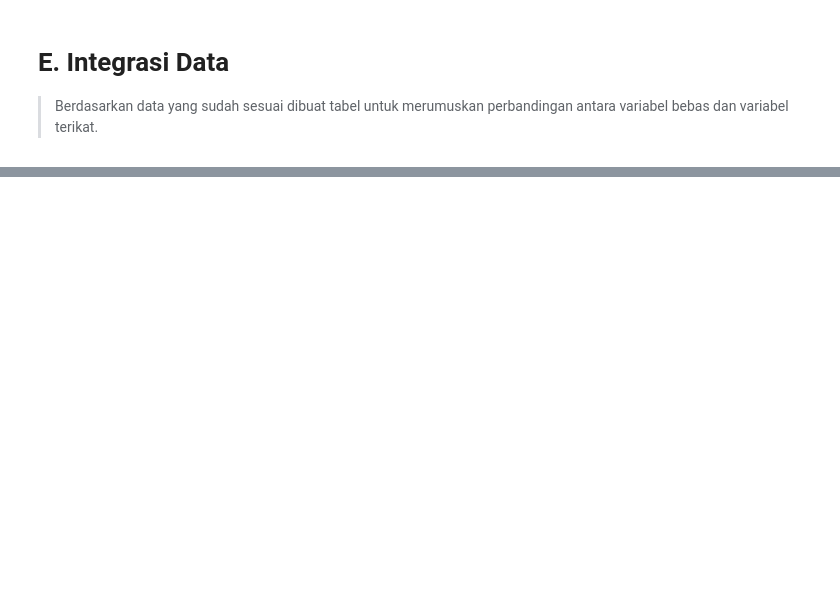
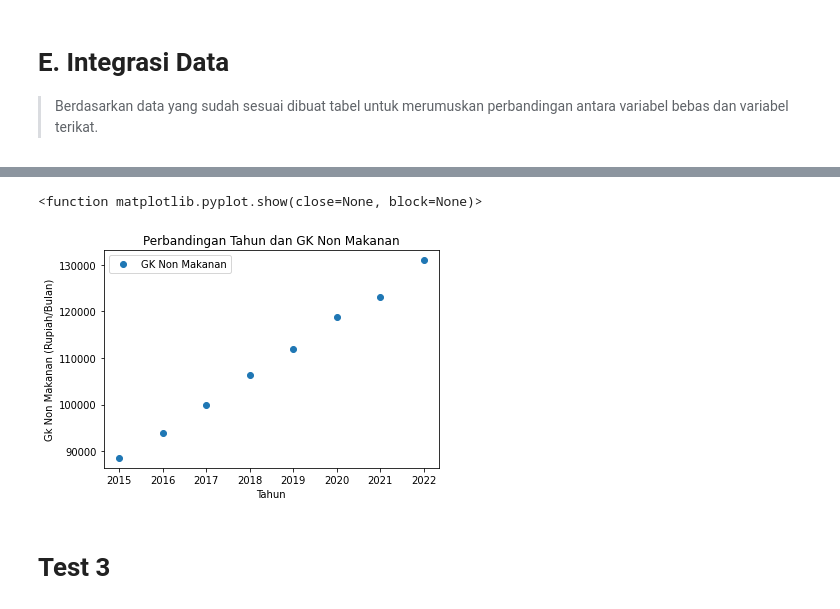
Before and after one commit to ReyhanAfrizal/No-Poverty-Indonesia-Kelompok-2, a Jupyter notebook: Tubes_Visdas_2.ipynb, the cells around one changed output, grey strips where cells are left out. Saved outputs shown, nothing was run; the diff lists cells and outputs as text; code cells hidden in the pictures; blank space fills up the shorter version.

```diff
--- a/Tubes_Visdas_2.ipynb
+++ b/Tubes_Visdas_2.ipynb
@@ -365,0 +446,11 @@ test5
+# %%
+test2.plot(x='Tahun',y="GK Non Makanan", style='o')
+plt.title('Perbandingan Tahun dan GK Non Makanan')
+plt.xlabel('Tahun')
+plt.ylabel('Gk Non Makanan (Rupiah/Bulan)')
+plt.show
+# %% [output]
+<function matplotlib.pyplot.show(close=None, block=None)>
+[figure, added]
+# %% [markdown]
+# Test 3
```
Also changed, not shown: parts of 160 cells of this notebook, 3 other files.
